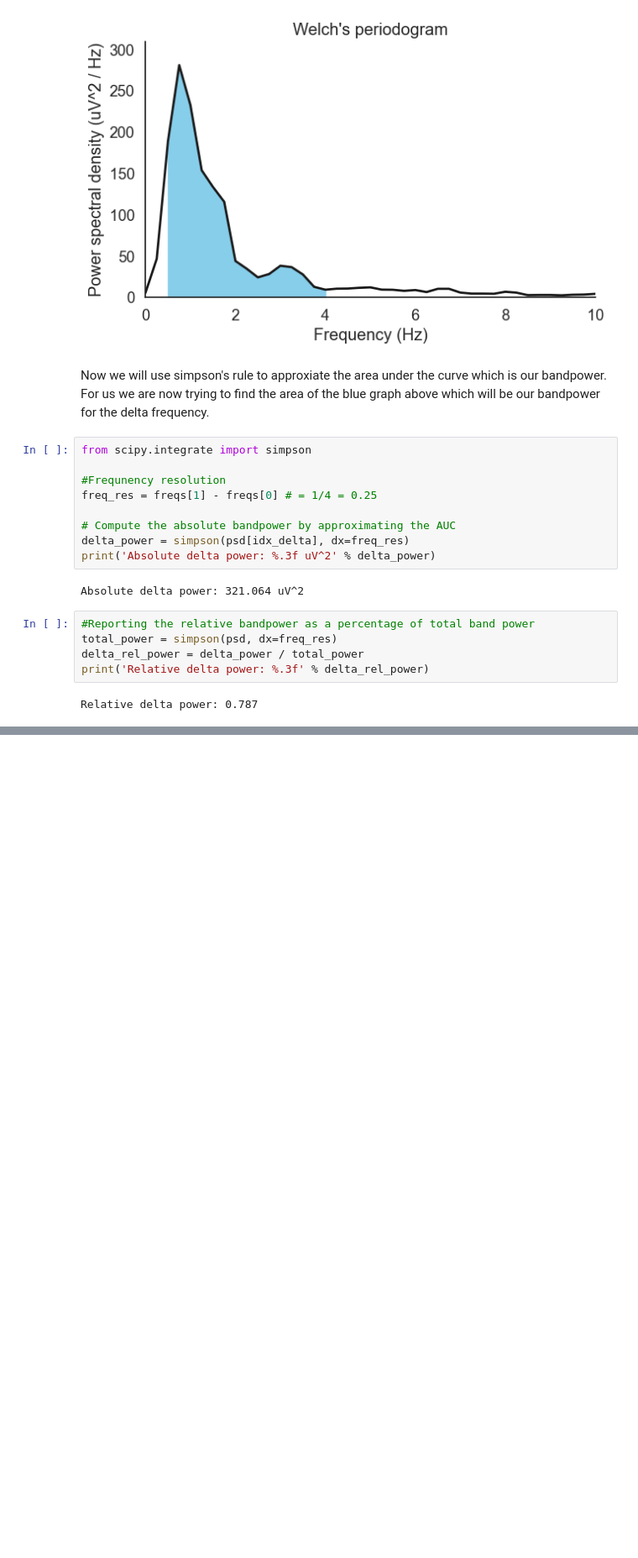
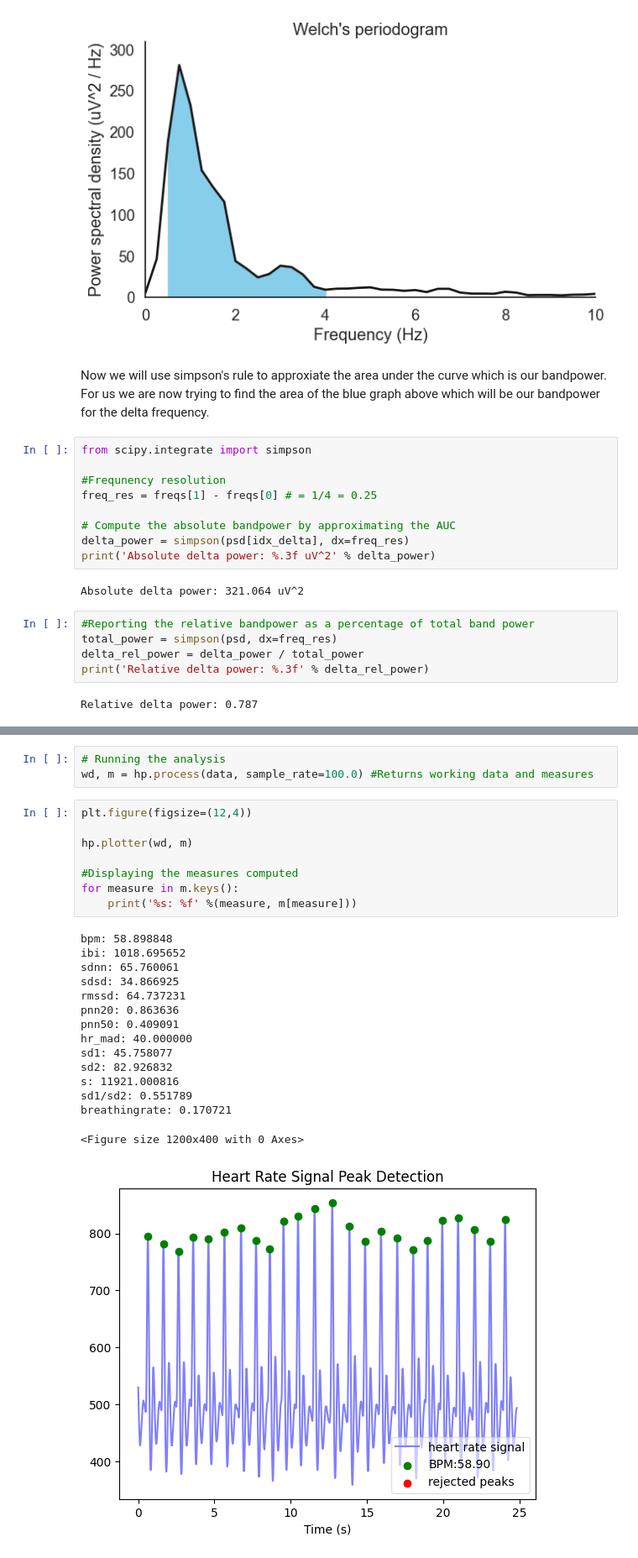
Before and after one commit to JonathanP341/muse_platformer, a Jupyter notebook: testing.ipynb, the cells around one changed output, grey strips where cells are left out. Shown at 84% size. Drawn from its saved outputs; the diff is of its cells as text; blank space fills up the shorter version.

```diff
--- a/testing.ipynb
+++ b/testing.ipynb
@@ -87,0 +100,27 @@ Relative delta power: 0.787
+# %%
+# Running the analysis
+wd, m = hp.process(data, sample_rate=100.0) #Returns working data and measures
+# %%
+plt.figure(figsize=(12,4))
+
+hp.plotter(wd, m)
+
+#Displaying the measures computed
+for measure in m.keys():
+    print('%s: %f' %(measure, m[measure]))
+# %% [output]
+bpm: 58.898848
+ibi: 1018.695652
+sdnn: 65.760061
+sdsd: 34.866925
+rmssd: 64.737231
+pnn20: 0.863636
+pnn50: 0.409091
+hr_mad: 40.000000
+sd1: 45.758077
+sd2: 82.926832
+s: 11921.000816
+sd1/sd2: 0.551789
+breathingrate: 0.170721
+<Figure size 1200x400 with 0 Axes>
+[figure, added]
```
Also changed, not shown: parts of 6 cells of this notebook, 1 other file.
